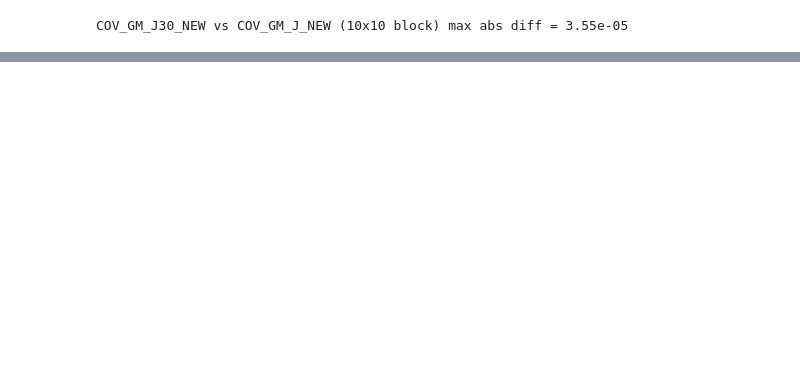
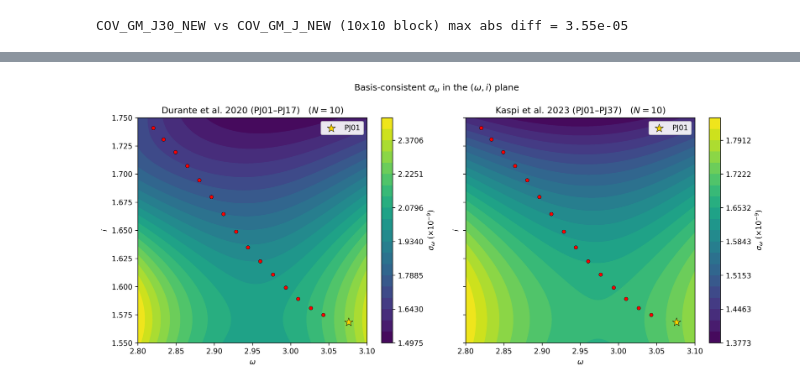
Before and after one commit to eiyer28/junofifthforce, a Jupyter notebook: juno_pipeline_comparison.ipynb, the cells around one changed output, grey strips where cells are left out. Saved outputs shown, nothing was run; the diff lists cells and outputs as text; code cells hidden in the pictures; blank space fills up the shorter version.

```diff
--- a/juno_pipeline_comparison.ipynb
+++ b/juno_pipeline_comparison.ipynb
@@ -595,0 +1413,72 @@ plateau (N>=12): old = 9.3416e-10, new = 3.5213e-10, improvement = 2.65x
+# %%
+# === Basis-consistent sigma_omega heatmap: Durante | cov_220824 =================
+# Matches the plateau convention:
+#   Durante  : COV_GM_J30 (fully-normalised) x normalised gradient, GM dropped
+#   cov_220824: COV_J40_NEW2 (raw J)         x raw gradient
+# Independent colour scales; PJ01 improvement must agree with the ~1.34x plateau.
+
+def _gradient_grid_basis(omegas, incs, n_max, apply_normalization):
+    """J-only gradient d<dw>/d[J2..J_N] on the (i, omega) grid."""
+    G = np.empty((len(incs), len(omegas), n_max - 1))
+    for a_idx, ii in enumerate(incs):
+        for b_idx, om in enumerate(omegas):
+            g = gradient_vector(A_KM, ECC, ii, om, R_J_KM, n_max,
+                                apply_normalization=apply_normalization)
+            G[a_idx, b_idx] = g[1:]   # drop GM
+    return G
+
+
+cov_dur_cons = COV_GM_J30[1:N_CONTOUR, 1:N_CONTOUR]           # Durante, normalised, J2..JN
+cov_new_cons = COV_J40_NEW2[:N_CONTOUR - 1, :N_CONTOUR - 1]   # cov_220824, raw, J2..JN
+
+G_norm = _gradient_grid_basis(omegas, incs, N_CONTOUR, apply_normalization=True)
+G_raw  = _gradient_grid_basis(omegas, incs, N_CONTOUR, apply_normalization=False)
+
+S_dur = np.sqrt(np.einsum("ijk,kl,ijl->ij", G_norm, cov_dur_cons, G_norm))
+S_new = np.sqrt(np.einsum("ijk,kl,ijl->ij", G_raw,  cov_new_cons, G_raw))
+
+levels_dur = np.linspace(S_dur.min() / 1e-9, S_dur.max() / 1e-9, 21)
+levels_new = np.linspace(S_new.min() / 1e-9, S_new.max() / 1e-9, 21)
+
+m17 = PERIJOVES[:, 0] <= 17
+ow, iw = PERIJOVES[m17, 1], PERIJOVES[m17, 2]
+pj01_om, pj01_i = PERIJOVES[0, 1], PERIJOVES[0, 2]
+
+fig, axes = plt.subplots(1, 2, figsize=(13.0, 5.6), sharex=True, sharey=True)
+
+for ax, S, levels, title in [
+    (axes[0], S_dur, levels_dur, DURANTE_LABEL),
+    (axes[1], S_new, levels_new, KASPI_LABEL),
+]:
+    cf = ax.contourf(omegas, incs, S / 1e-9, levels=levels, cmap="viridis")
+    cbar = fig.colorbar(cf, ax=ax)
+    cbar.set_label(r"$\sigma_\omega\ (\times 10^{-9})$")
+    ax.scatter(ow, iw, c="red", s=24, edgecolors="k", linewidths=0.4, zorder=5)
+    ax.scatter([pj01_om], [pj01_i], marker="*", s=140, c="gold",
+               edgecolors="k", linewidths=0.5, zorder=6, label="PJ01")
+    ax.set_xlabel(r"$\omega$")
+    ax.set_ylabel(r"$i$")
+    ax.set_title(rf"{title}   ($N={N_CONTOUR}$)")
+    ax.legend(loc="upper right", framealpha=0.9)
+
+fig.suptitle(r"Basis-consistent $\sigma_\omega$ in the $(\omega, i)$ plane")
+fig.tight_layout()
+fig.savefig(
+    "sigma_geometry_basis_consistent.png",
+    dpi=300,
+    bbox_inches="tight",
+)
+plt.show()
+
+g_pj1_norm = gradient_vector(A_KM, ECC, pj01_i, pj01_om, R_J_KM, N_CONTOUR,
+                             apply_normalization=True)[1:]
+g_pj1_raw  = gradient_vector(A_KM, ECC, pj01_i, pj01_om, R_J_KM, N_CONTOUR,
+                             apply_normalization=False)[1:]
+sig_pj1_dur = float(np.sqrt(g_pj1_norm @ cov_dur_cons @ g_pj1_norm))
+sig_pj1_new = float(np.sqrt(g_pj1_raw  @ cov_new_cons @ g_pj1_raw))
+print(f"{DURANTE_LABEL} sigma_omega range = {S_dur.min():.3e} - {S_dur.max():.3e}")
+print(f"{KASPI_LABEL} sigma_omega range = {S_new.min():.3e} - {S_new.max():.3e}")
+print(f"PJ01 (N={N_CONTOUR}): {DURANTE_LABEL} {sig_pj1_dur:.3e}, {KASPI_LABEL} {sig_pj1_new:.3e}  "
+      f"(basis-consistent improvement x{sig_pj1_dur / sig_pj1_new:.2f})")
+# %% [output]
+[figure, added]
```
Also changed, not shown: parts of 29 cells of this notebook, 13 other files.
